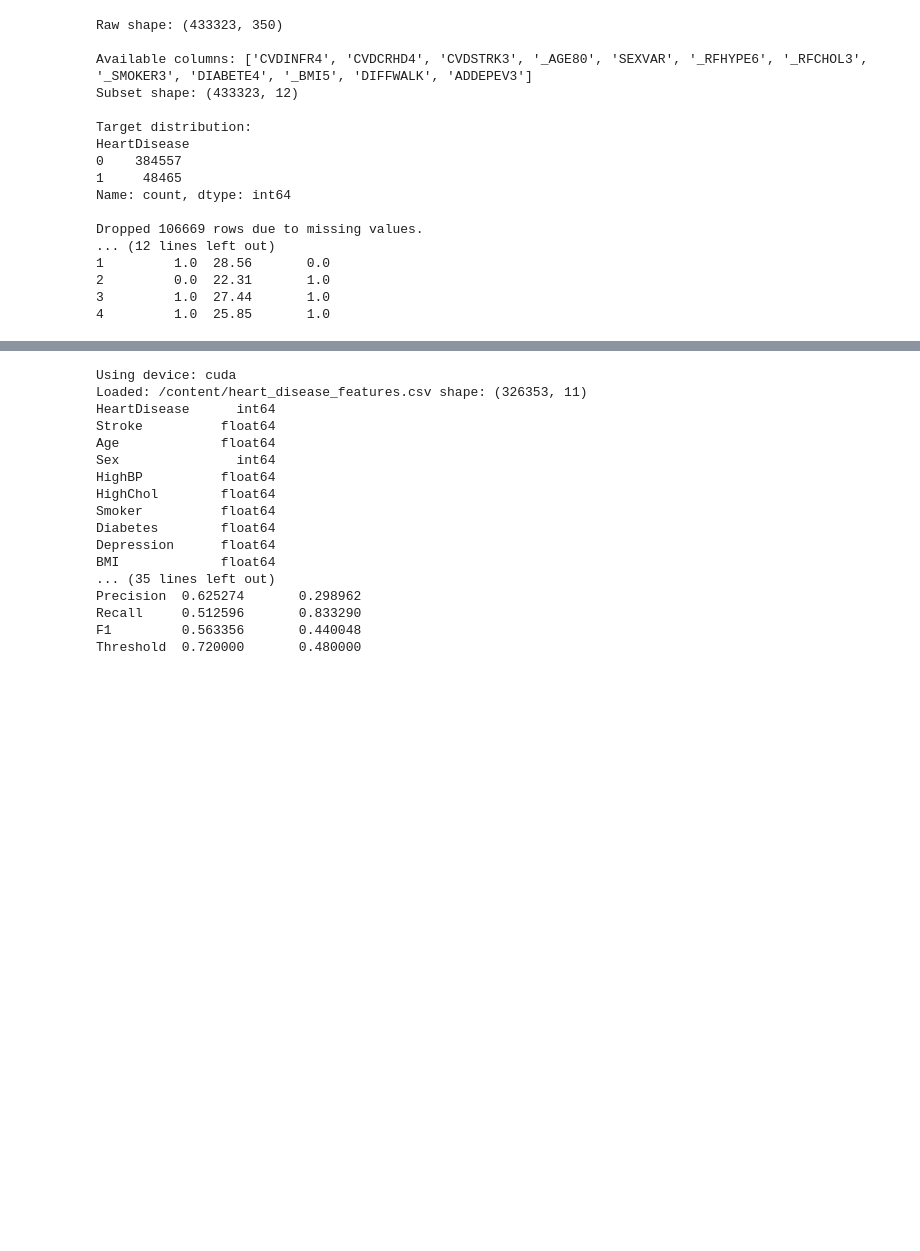
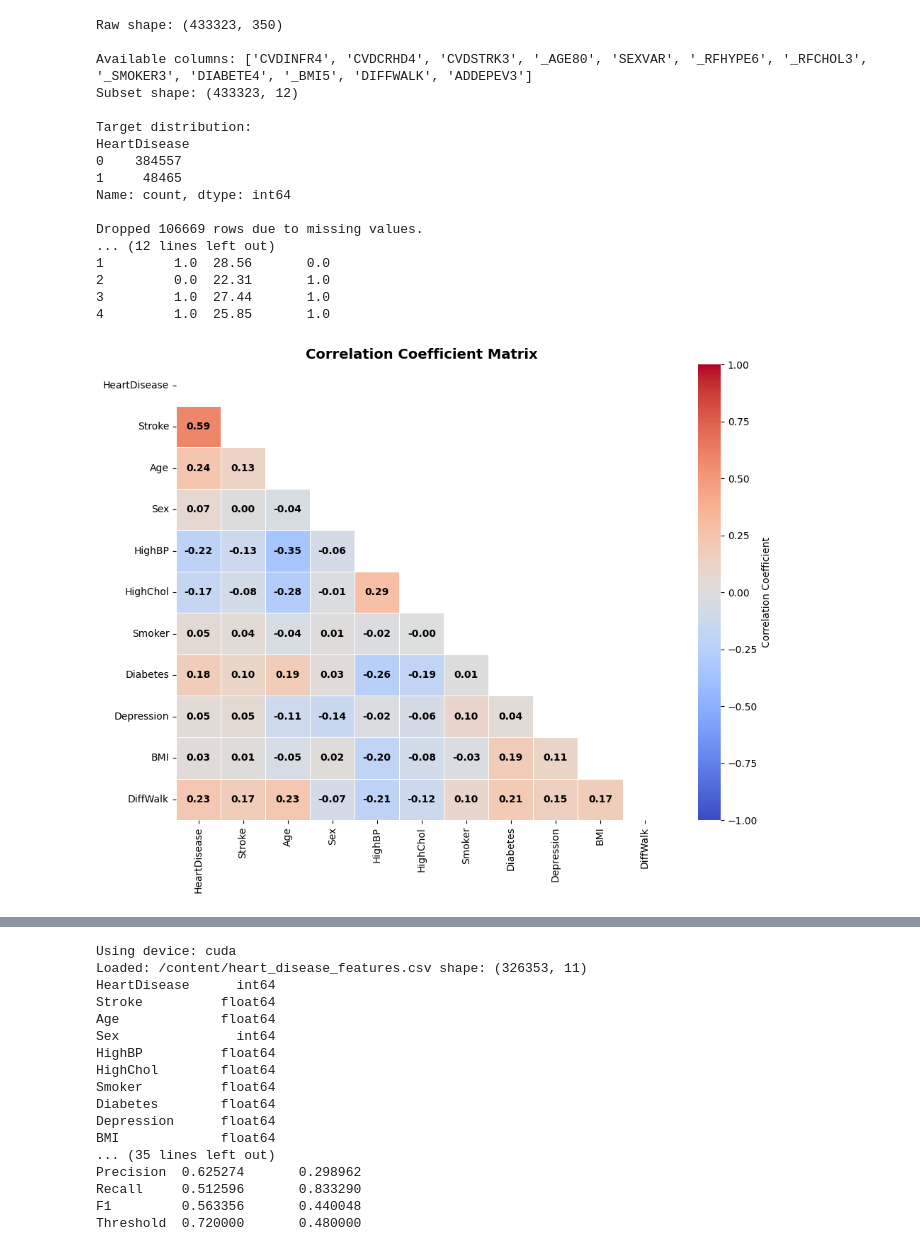
Before and after one commit to 24215011123/DL_Lab-session_may-june2025, a Jupyter notebook: Final_heart_disease_prediction21.ipynb, the cells around one changed output, grey strips where cells are left out. Saved outputs shown, nothing was run; the diff lists cells and outputs as text; code cells hidden in the pictures; blank space fills up the shorter version.

```diff
--- a/Final_heart_disease_prediction21.ipynb
+++ b/Final_heart_disease_prediction21.ipynb
@@ -227,3 +229,57 @@ Dropped 106669 rows due to missing values.
 2         0.0  22.31       1.0
 3         1.0  27.44       1.0
 4         1.0  25.85       1.0
+# %%
+import numpy as np
+import pandas as pd
+import matplotlib.pyplot as plt
+import seaborn as sns
+
+# -------------------------------
+# Load dataset
+# -------------------------------
+df = pd.read_csv("/content/heart_disease_features.csv")
+
+# Select numeric columns only
+num_df = df.select_dtypes(include=[np.number])
+
+# Compute correlation matrix
+corr = num_df.corr(method="pearson")
+
+# Mask for upper triangle
+mask = np.triu(np.ones_like(corr, dtype=bool))
+
+# -------------------------------
+# Plot triangular correlation heatmap
+# -------------------------------
+plt.figure(figsize=(10, 8)) # Slightly larger for better clarity
+
+sns.heatmap(
+    corr,
+    mask=mask,
+    cmap="coolwarm",
+    vmin=-1, vmax=1,
+    annot=True,
+    fmt=".2f",
+    # UPDATED: Added weight and color to make numbers bold and black
+    annot_kws={
+        "size": 10,
+        "weight": "bold",
+        "color": "black"
+    },
+    linewidths=0.5,
+    cbar_kws={"label": "Correlation Coefficient"}
+)
+
+plt.title("Correlation Coefficient Matrix", fontsize=14, fontweight='bold')
+
+# -------------------------------
+# Save and Show
+# -------------------------------
+# Saves the image to your current directory
+plt.savefig("heart_disease_correlation.png", dpi=300, bbox_inches='tight')
+
+plt.tight_layout()
+plt.show()
+# %% [output]
+[figure, added]
```
Also changed, not shown: parts of 32 cells of this notebook.
